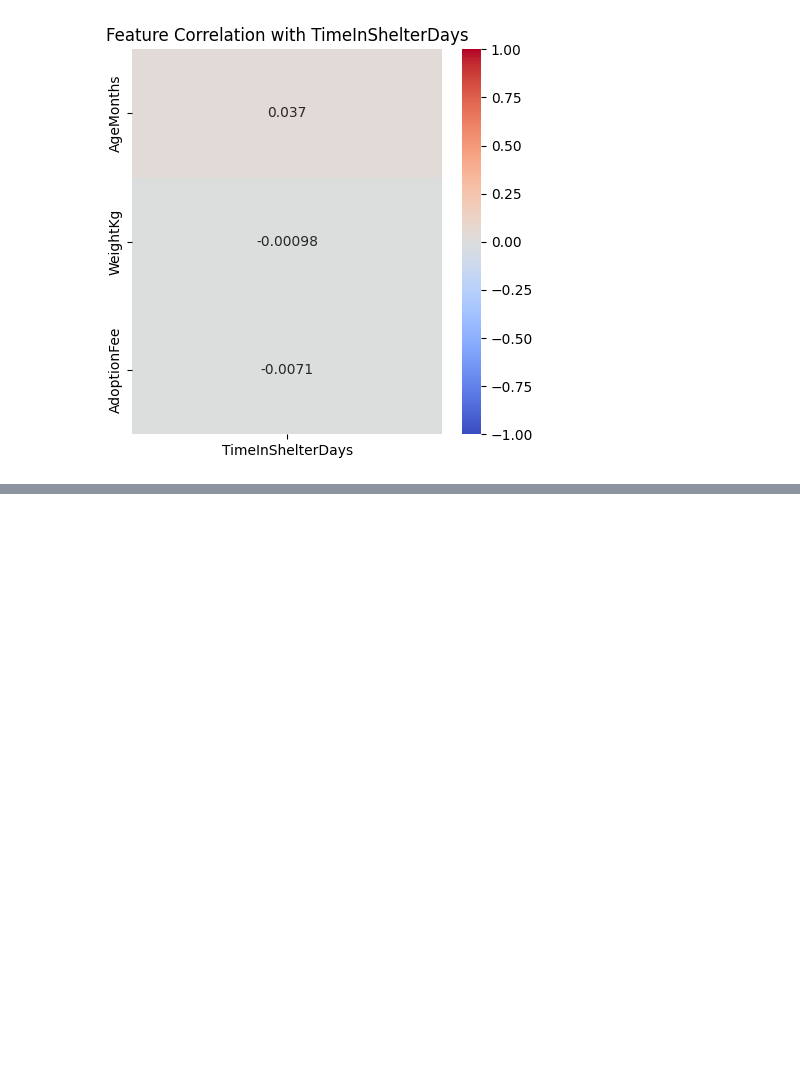
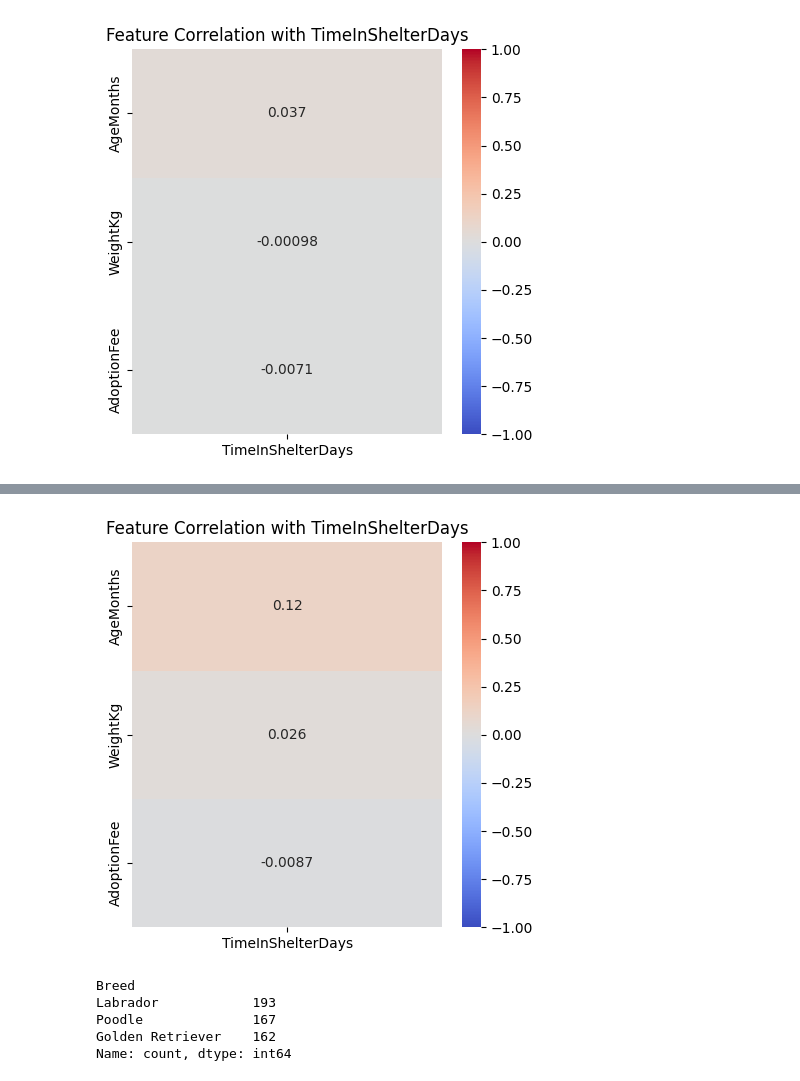
Before and after one commit to keechongwei/SC1015, a Jupyter notebook: eda.ipynb, the cells around one changed output, grey strips where cells are left out. Drawn from its saved outputs; the diff is of its cells as text; code cells hidden in the pictures; blank space fills up the shorter version.

```diff
--- a/eda.ipynb
+++ b/eda.ipynb
@@ -167,0 +189,22 @@ plt.show()
+# %%
+dogdata = data[data['PetType'] == 'Dog']
+# %%
+dogdata = dogdata.drop(columns = ['PetType','Breed','Color','Size','Vaccinated','HealthCondition','PreviousOwner','AdoptionLikelihood','PetID'])
+# %%
+dogScaled = pd.DataFrame(StandardScaler().fit_transform(dogdata), columns=dogdata.columns)
+corr_matrix = dogScaled.corr()
+target_corr = corr_matrix[['TimeInShelterDays']].drop(index='TimeInShelterDays')
+plt.figure(figsize=(5, 5))
+sns.heatmap(target_corr, annot=True, cmap='coolwarm', vmin=-1, vmax=1)
+plt.title("Feature Correlation with TimeInShelterDays")
+plt.show()
+# %% [output]
+[figure, added]
+# %%
+dogdata['Breed'].value_counts()
+# %% [output]
+Breed
+Labrador            193
+Poodle              167
+Golden Retriever    162
+Name: count, dtype: int64
```
Also changed, not shown: parts of 2 cells of this notebook, 1 other file.
